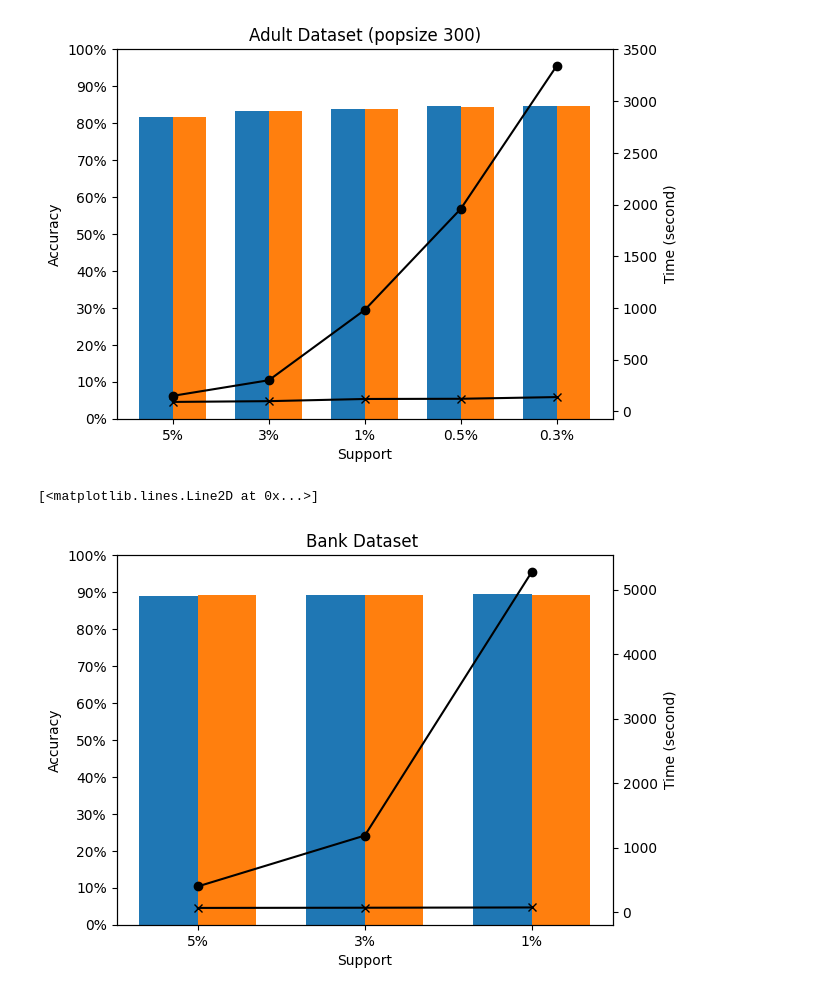
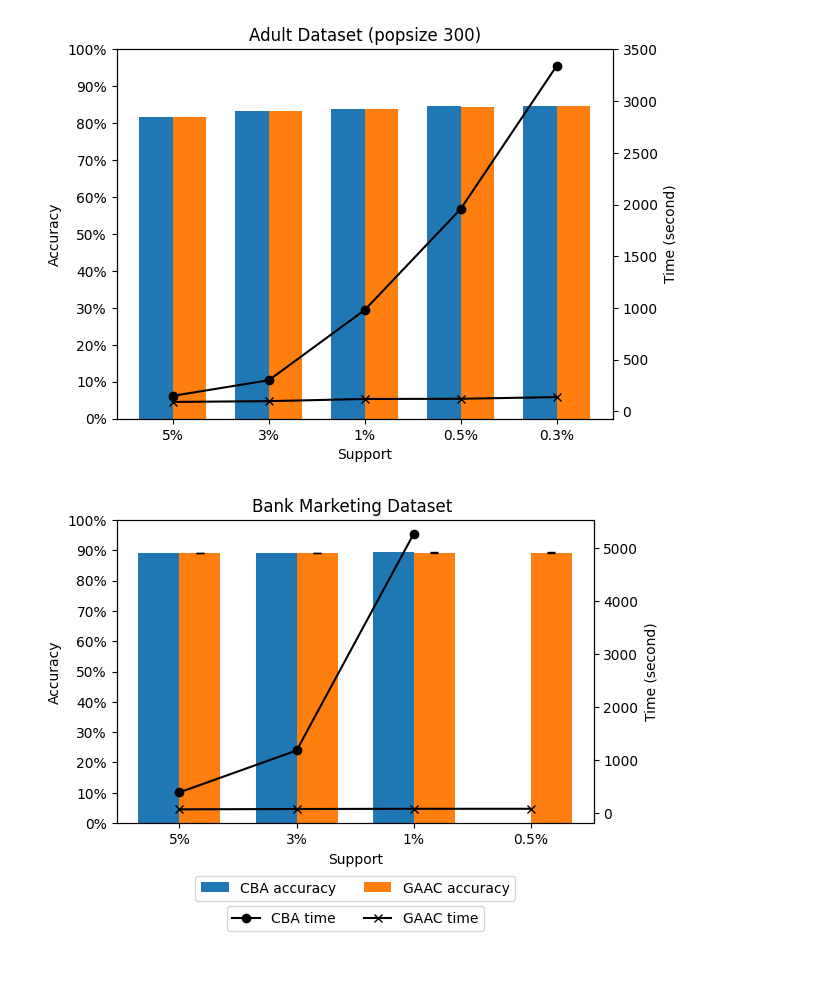
Before and after one commit to AnhNH01/ml-learning, a Jupyter notebook: associative_classification/results/plotting.ipynb, the cells around one changed output. Cells and saved outputs as stored; diff of their text form; code cells hidden in the pictures; blank space fills up the shorter version.

Commit message:
GA, datasets

```diff
--- a/associative_classification/results/plotting.ipynb
+++ b/associative_classification/results/plotting.ipynb
@@ -136,40 +142,58 @@ ax2.plot(x, adult_ga_time, color="black", marker="x")
 [<matplotlib.lines.Line2D at 0x...>]
 [figure]
 # %%
-x_labels = ["5%", "3%", "1%"]
+import matplotlib.pyplot as plt
+import numpy as np
+
+x_labels = ["5%", "3%", "1%", '0.5%']
+x2_labels = ["5%", "3%", "1%"]
+
 
 
 fig = plt.figure()
 ax = fig.add_subplot(1, 1, 1)
 
 x = np.arange(len(x_labels))
 width = 0.35
 ax.set_xticks(x, x_labels)
 
+
 ax.set_ylim([0, 100])
-ax.set_title("Bank Dataset ")
+ax.set_title("Bank Marketing Dataset ")
 ax.set_yticks([10 * i for i in range(0, 11)])
 
-bank_cba_accuracy = [89.07,89.11,89.45]
+bank_cba_accuracy = [89.07,89.11,89.45, 0]
 bank_cba_time = [318 + 79,1015 + 171,4499 + 774]
 
-bank_ga_accuracy = [89.12,89.16, 89.26]
-bank_ga_time = [38.28 + 25.58, 38 + 29, 35.5 + 35.6]
+bank_ga_accuracy = [89.174, 89.148, 89.152, 89.248]
+acc_err_max = [0.076, 0.052, 0.176, 0.022]
+acc_err_min = [0.045, 0.048, 0.132, 0.058]
+acc_err = [acc_err_max, acc_err_min]
+bank_ga_time = [76.1, 82.75, 86.7, 86.872]
 
 ax2 = ax.twinx()
 
 ax.set_ylabel("Accuracy")
 ax.set_xlabel('Support')
 ax2.set_ylabel("Time (second)")
 ax.set_xticks(x, x_labels)
 accuracy_labels = [f'{10 * i}%' for i in range(11)]
 ax.set_yticklabels(accuracy_labels)
 
-ax.bar(x - width / 2, bank_cba_accuracy, width=width)
-ax.bar(x + width / 2, bank_ga_accuracy, width=width)
+ax.bar(x - width / 2, bank_cba_accuracy, width=width, label="CBA accuracy")
+ax.bar(x + width / 2, bank_ga_accuracy,yerr=acc_err, width=width, capsize=3, label="GAAC accuracy")
 
-ax2.plot(x, bank_cba_time, color="black", marker="o")
-ax2.plot(x, bank_ga_time, color="black", marker="x")
+x_tmp = np.arange(3)
+
+ax2.plot(x_tmp, bank_cba_time, color="black", marker="o", label='CBA time')
+ax2.plot(x, bank_ga_time, color="black", marker="x", label="GAAC time")
+
+
+ax.legend(ncol=2, bbox_to_anchor=(0.5, -0.15), loc='upper center')
+ax2.legend(ncol=2, bbox_to_anchor=(0.5, -0.25), loc='upper center')
+
+
+fig.tight_layout()
+plt.show()
 # %% [output]
-[<matplotlib.lines.Line2D at 0x...>]
-[figure, old version]
+[figure, new version]
```
Also changed, not shown: parts of 3 cells of this notebook, 50 other files.
